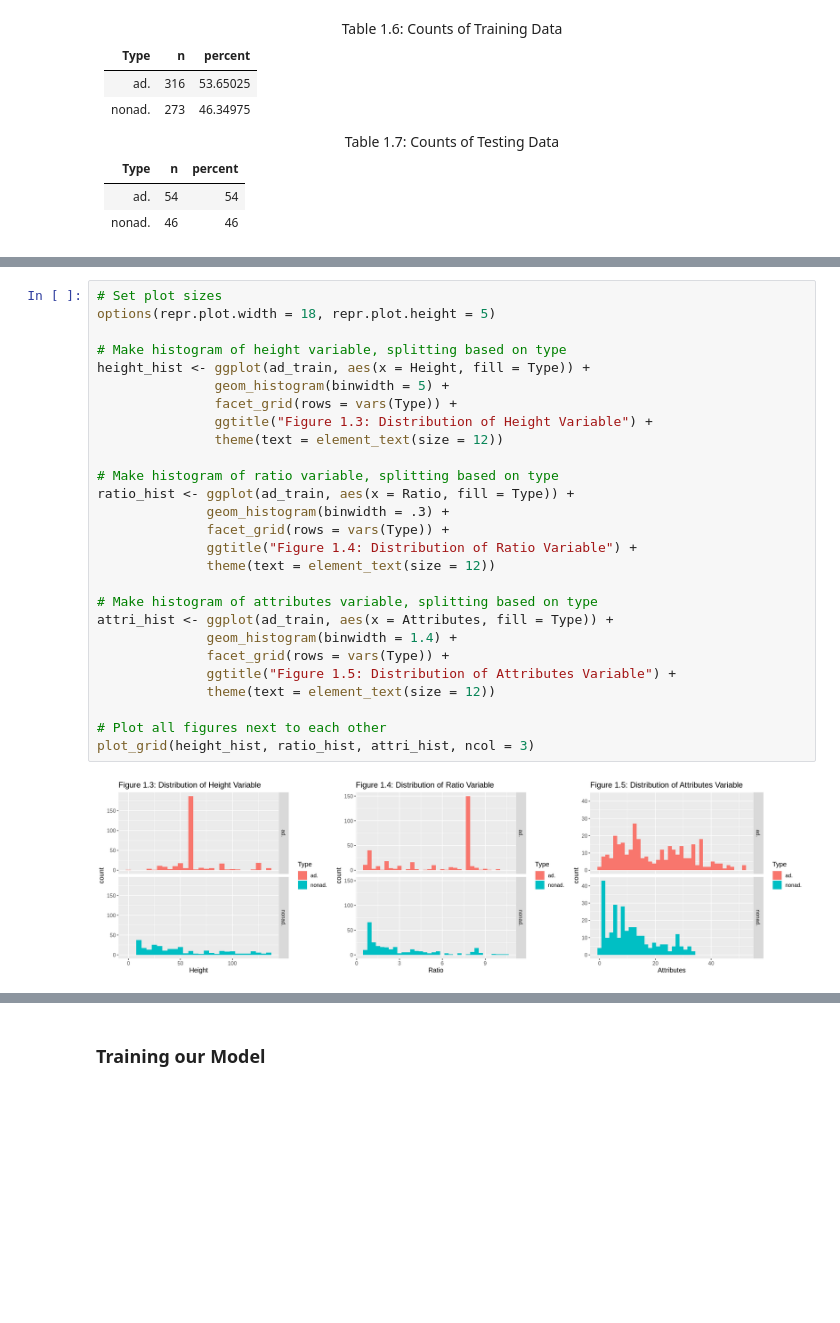
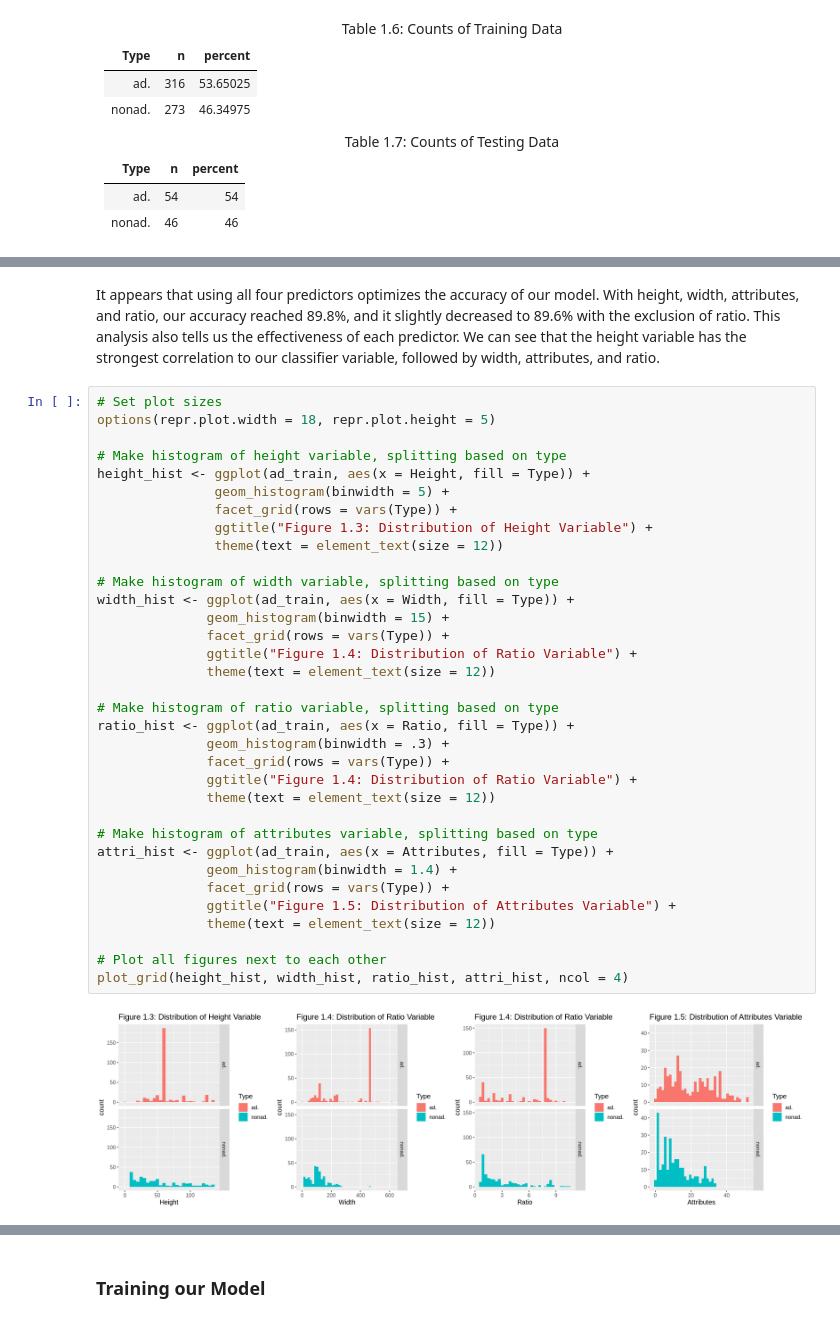
Before and after one commit to msamanthaf/Ad_Classification_DSCI, a Jupyter notebook: Final_Project_Ad_Classification.ipynb, the cells around one changed output, grey strips where cells are left out. Drawn from its saved outputs; the diff is of its cells as text; blank space fills up the shorter version.

```diff
--- a/Final_Project_Ad_Classification.ipynb
+++ b/Final_Project_Ad_Classification.ipynb
@@ -385,30 +381,39 @@ Now let's see how our training data compares the distributions of each of the pr
+# %% [markdown]
+It appears that using all four predictors optimizes the accuracy of our model. With height, width, attributes, and ratio, our accuracy reached 89.8%, and it slightly decreased to 89.6% with the exclusion of ratio. This analysis also tells us the effectiveness of each predictor. We can see that the height variable has the strongest correlation to our classifier variable, followed by width, attributes, and ratio.
 # %%
 # Set plot sizes
 options(repr.plot.width = 18, repr.plot.height = 5)
 
 # Make histogram of height variable, splitting based on type
 height_hist <- ggplot(ad_train, aes(x = Height, fill = Type)) +
                geom_histogram(binwidth = 5) +
                facet_grid(rows = vars(Type)) +
                ggtitle("Figure 1.3: Distribution of Height Variable") +
                theme(text = element_text(size = 12))
+
+# Make histogram of width variable, splitting based on type
+width_hist <- ggplot(ad_train, aes(x = Width, fill = Type)) +
+              geom_histogram(binwidth = 15) +
+              facet_grid(rows = vars(Type)) +
+              ggtitle("Figure 1.4: Distribution of Ratio Variable") +
+              theme(text = element_text(size = 12))
 
 # Make histogram of ratio variable, splitting based on type
 ratio_hist <- ggplot(ad_train, aes(x = Ratio, fill = Type)) +
               geom_histogram(binwidth = .3) +
               facet_grid(rows = vars(Type)) +
               ggtitle("Figure 1.4: Distribution of Ratio Variable") +
               theme(text = element_text(size = 12))
 
 # Make histogram of attributes variable, splitting based on type
 attri_hist <- ggplot(ad_train, aes(x = Attributes, fill = Type)) +
               geom_histogram(binwidth = 1.4) +
               facet_grid(rows = vars(Type)) +
               ggtitle("Figure 1.5: Distribution of Attributes Variable") +
               theme(text = element_text(size = 12))
 
 # Plot all figures next to each other
-plot_grid(height_hist, ratio_hist, attri_hist, ncol = 3)
+plot_grid(height_hist, width_hist, ratio_hist, attri_hist, ncol = 4)
 # %% [output]
-[figure, old version]
+[figure, new version]
 # %% [markdown]
```
Also changed, not shown: parts of 19 cells of this notebook.
